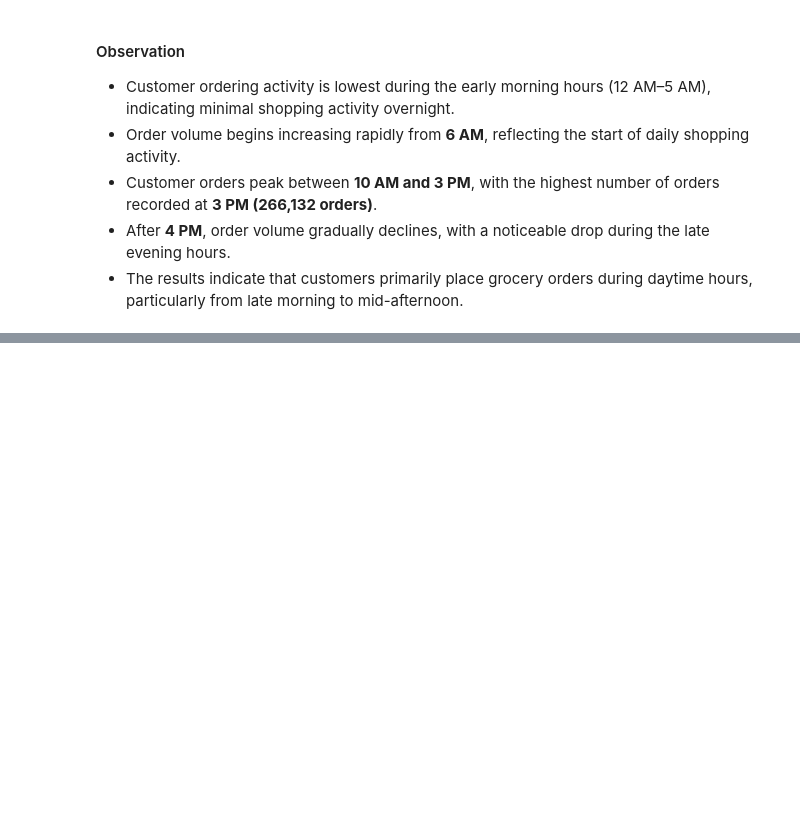
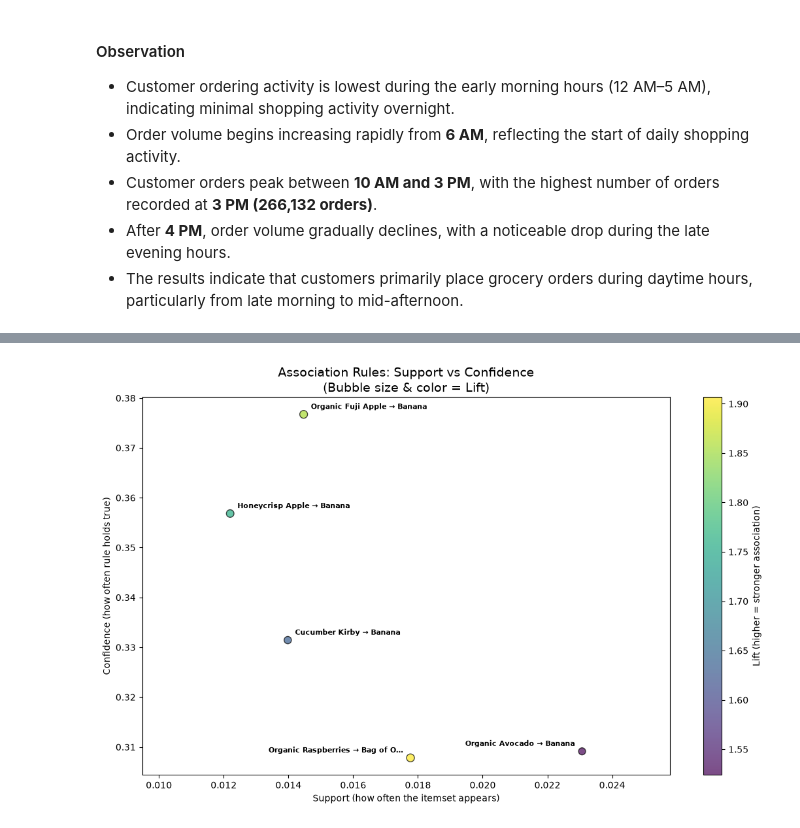
Before and after one commit to Shub305/instacart-market-basket-analysis, a Jupyter notebook: notebooks/instacart_market_basket_analysis.ipynb, the cells around one changed output, grey strips where cells are left out. Cells and saved outputs as stored; diff of their text form; code cells hidden in the pictures; blank space fills up the shorter version.

```diff
--- a/notebooks/instacart_market_basket_analysis.ipynb
+++ b/notebooks/instacart_market_basket_analysis.ipynb
@@ -1139,0 +1240,15 @@ Name: order_id, dtype: int64
+# %%
+#frequent itemsets using the Apriori algorithm with a minimum support of 1%
+#=========================================
+# Generate frequent itemsets
+#==========================================
+frequent_itemsets = apriori(
+    basket,
+    min_support=0.01,
+    use_colnames=True,
+    low_memory=True
+)
+
+display(frequent_itemsets.head())
+
+frequent_itemsets["itemsets"].apply(len).value_counts()
@@ -1139,0 +1275,68 @@ Name: order_id, dtype: int64
+# %%
+# A confidence threshold of 0.3 was selected to retain only
+# stronger and more meaningful product associations while
+# filtering out weaker recommendation rules.
+#==========================================
+#Association Rules Generation
+#==========================================
+rules = association_rules(
+    frequent_itemsets,
+    metric="confidence",
+    min_threshold=0.3
+)
+display(rules.head())
+
+plt.figure(figsize=(11, 7))
+
+scatter = plt.scatter(
+    rules["support"],
+    rules["confidence"],
+    c=rules["lift"],
+    cmap="viridis",
+    s=rules["lift"] * 40,
+    alpha=0.7,
+    edgecolors="k"
+)
+
+plt.colorbar(scatter, label="Lift (higher = stronger association)")
+
+rules["rule_label"] = rules.apply(
+    lambda row: f"{', '.join(list(row['antecedents']))} → {', '.join(list(row['consequents']))}",
+    axis=1
+)
+
+top5 = rules.sort_values("lift", ascending=False).head(5)
+
+# Add padding to x-axis so labels near the edges have room
+x_min, x_max = rules["support"].min(), rules["support"].max()
+x_pad = (x_max - x_min) * 0.25
+plt.xlim(x_min - x_pad, x_max + x_pad)
+
+for _, row in top5.iterrows():
+    label = row["rule_label"]
+    label = label if len(label) <= 30 else label[:30] + "…"
+
+    # Flip label to the left if the point is in the right half of the chart
+    if row["support"] > (x_min + x_max) / 2:
+        ha = "right"
+        x_offset = -8
+    else:
+        ha = "left"
+        x_offset = 8
+
+    plt.annotate(
+        label,
+        (row["support"], row["confidence"]),
+        textcoords="offset points",
+        xytext=(x_offset, 6),
+        fontsize=8,
+        weight="bold",
+        ha=ha
+    )
+
+plt.title("Association Rules: Support vs Confidence\n(Bubble size & color = Lift)", fontsize=14)
+plt.xlabel("Support (how often the itemset appears)")
+plt.ylabel("Confidence (how often rule holds true)")
+plt.tight_layout()
+plt.show()
+# %% [output]
@@ -1139,0 +1349 @@ Name: order_id, dtype: int64
+[figure, added]
```
Also changed, not shown: parts of 25 cells of this notebook, 11 other files.
